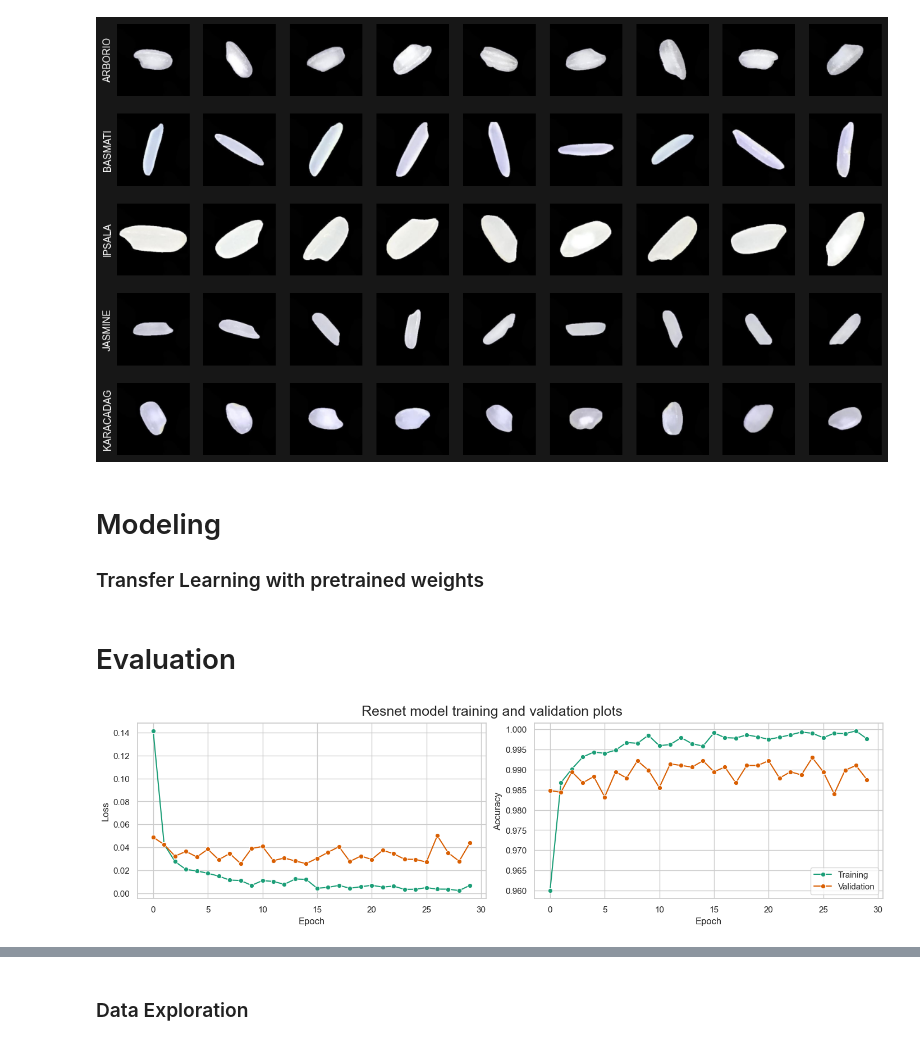
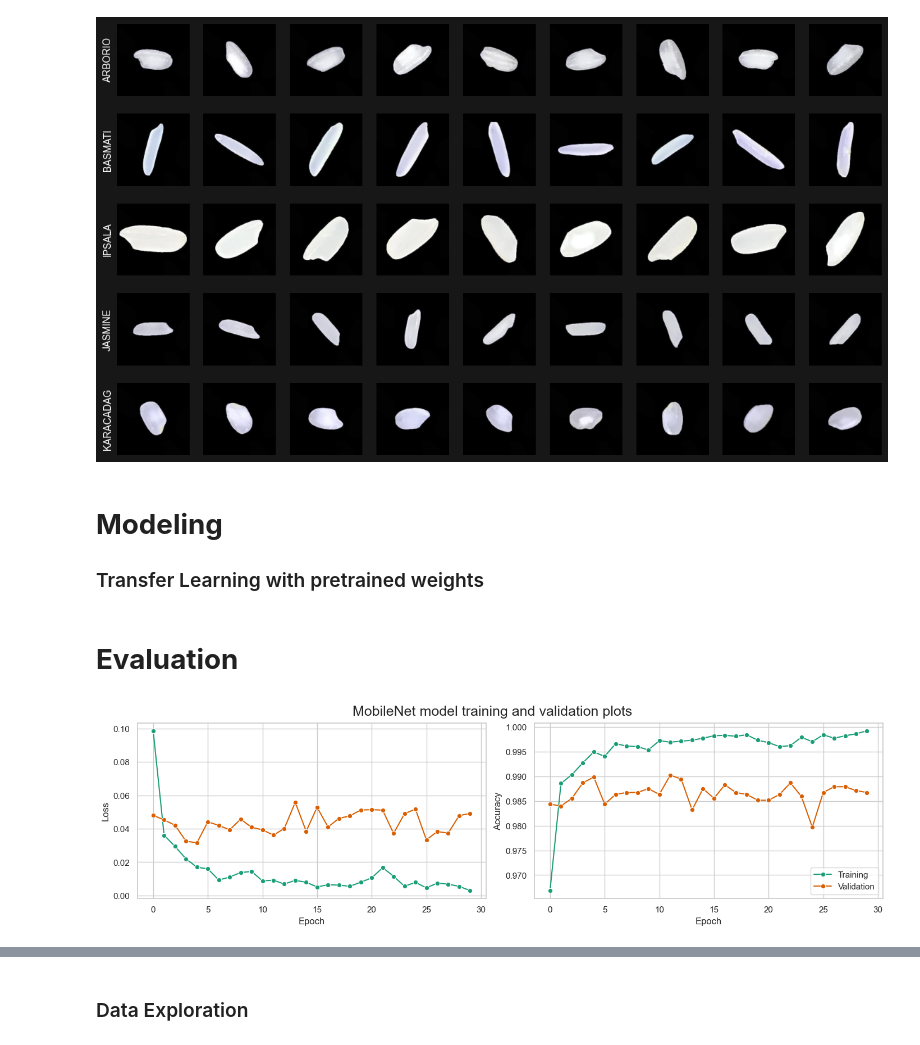
Before and after one commit to feresk/Deep-Learning-Projects, a Jupyter notebook: 01. Rice Varieties Classification/Rice Varieties.ipynb, the cells around one changed output, grey strips where cells are left out. Cells and saved outputs as stored; diff of their text form; code cells hidden in the pictures.

```diff
--- a/01. Rice Varieties Classification/Rice Varieties.ipynb
+++ b/01. Rice Varieties Classification/Rice Varieties.ipynb
@@ -102,7 +121,7 @@ view_data_examples(rice_data, n_examples=9)
 # %% [output]
 [figure]
 # %% [markdown]
-# Modeling
+# **Modeling**
 ### Transfer Learning with pretrained weights
 # %%
 class ResNetModel(nn.Module):
@@ -131,8 +150,8 @@ class MobileNetModel(nn.Module):
                              nn.ReLU(inplace=True), nn.Linear(self.fc_channels//2, num_classes))
     def forward(self, x): return self.projection(self.model(x))
 
-clf_resnet = ResNetModel(tv.models.resnet18(weights='IMAGENET1K_V1'), N_CLASSES).to(DEVICE)
-# clf_resnet = MobileNetModel(tv.models.mobilenet_v2(weights='IMAGENET1K_V2'), N_CLASSES).to(DEVICE)
+# clf_model = ResNetModel(tv.models.resnet18(weights='IMAGENET1K_V1'), N_CLASSES).to(DEVICE)
+clf_model = MobileNetModel(tv.models.mobilenet_v2(weights='IMAGENET1K_V2'), N_CLASSES).to(DEVICE)
 # %%
 def train_fn(train_loader, model, loss_fn, optimizer, progress=True):
     loop = tqdm(train_loader) if progress else train_loader
@@ -203,20 +222,20 @@ clf_resnet, train_accs, train_losses, test_accs, test_losses = train_epochs(trai
 # %% [markdown]
-# Evaluation
+# **Evaluation**
 # %%
 def plot_training(train_loss, test_loss, train_acc, test_acc, size=[14,4], title=''):
     fig, ax = plt.subplots(1,2, figsize=size, layout='constrained')
     sns.lineplot(ax=ax[0], data=train_loss, marker='o')
     sns.lineplot(ax=ax[0], data=test_loss, marker='o')
     ax[0].set_xlabel('Epoch')
     ax[0].set_ylabel('Loss')
     sns.lineplot(ax=ax[1], data=train_acc, marker='o', label='Training')
     sns.lineplot(ax=ax[1], data=test_acc, marker='o', label='Validation')
     ax[1].set_xlabel('Epoch')
     ax[1].set_ylabel('Accuracy')
     ax[1].legend(loc='lower right')
     fig.suptitle(title, size=18)
 
-plot_training(train_losses, test_losses, train_accs, test_accs, title='Resnet model training and validation plots')
+plot_training(train_losses, test_losses, train_accs, test_accs, title='MobileNet model training and validation plots')
 # %% [output]
-[figure, old version]
+[figure, new version]
 # %%
```
Also changed, not shown: parts of 14 cells of this notebook, 1 other file.
